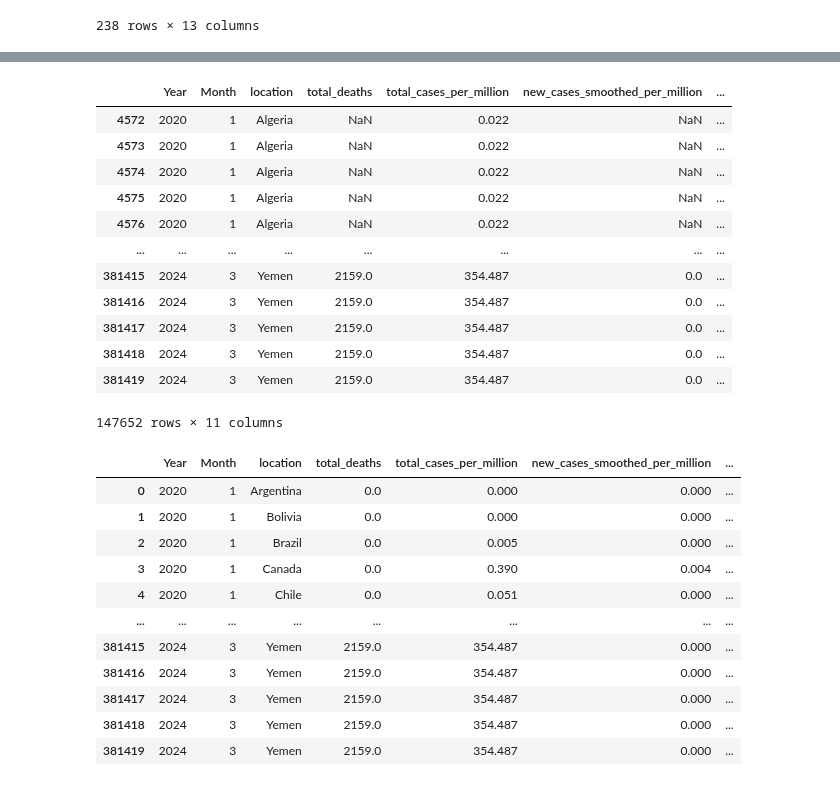
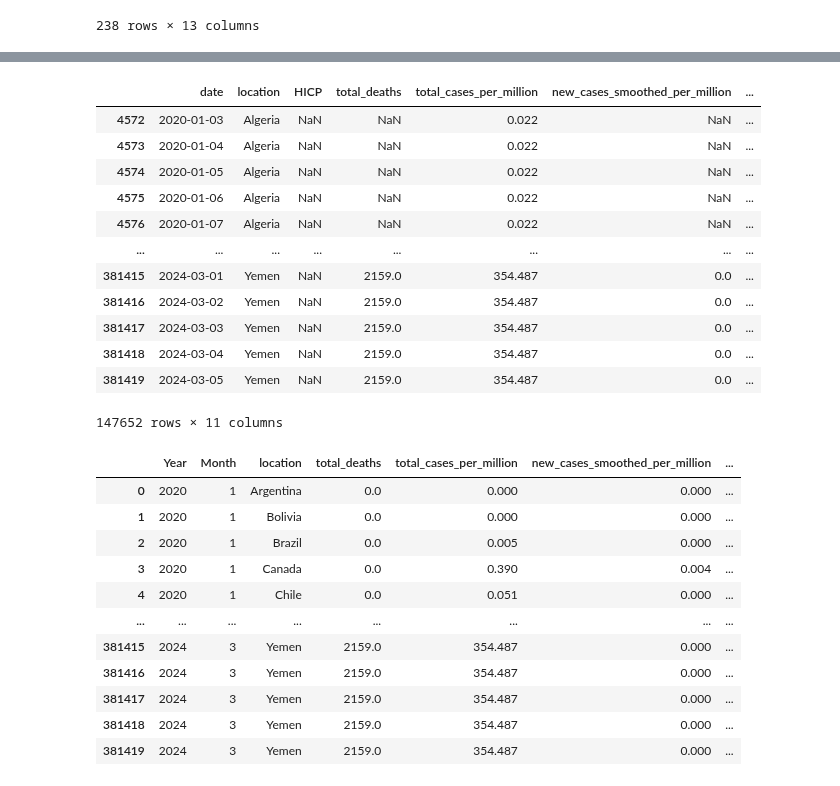
Before and after one commit to fernandolalanne/Practice-Project-Digital-Lab, a Jupyter notebook: projects4.ipynb, the cells around one changed output, grey strips where cells are left out. Drawn from its saved outputs; the diff is of its cells as text; code cells hidden in the pictures.

```diff
--- a/projects4.ipynb
+++ b/projects4.ipynb
@@ -498,39 +482,44 @@ file_path_concatenado
 # %%
 covid['date'] = pd.to_datetime(covid['date'])
 covid['Year'] = covid['date'].dt.year
 covid['Month'] = covid['date'].dt.month
 covid.drop(columns= 'date')
 
 columns = ['date','location','total_deaths','total_cases_per_million', 'new_cases_smoothed_per_million',
        'stringency_index', 'weekly_hosp_admissions_per_million','continent', 'Year', 'Month']
 
 df_covid = covid[columns]
 df_covid_afr = df_covid[df_covid['location'].isin(african_countries)]
+#df_covid_afr['HICP'] = df_africains_renamed['Inflation']
 df_covid_as = df_covid[df_covid['location'].isin(asian_countries)]
+# df_covid_as['HICP'] = df_asia_renamed['Inflation']
+
 df_covid_all = pd.concat([df_covid_afr, df_covid_as])
+df_covid_all
+df_covid_all.insert(loc=2, column='HICP', value=df_as_afr['Inflation'])
+df_covid_all
+# %% [output]
+|  | date | location | HICP | total_deaths | total_cases_per_million | new_cases_smoothed_per_million | ... |
+| 4572 | 2020-01-03 | Algeria | NaN | NaN | 0.022 | NaN | ... |
+| 4573 | 2020-01-04 | Algeria | NaN | NaN | 0.022 | NaN | ... |
+| 4574 | 2020-01-05 | Algeria | NaN | NaN | 0.022 | NaN | ... |
+| 4575 | 2020-01-06 | Algeria | NaN | NaN | 0.022 | NaN | ... |
+| 4576 | 2020-01-07 | Algeria | NaN | NaN | 0.022 | NaN | ... |
+| ... | ... | ... | ... | ... | ... | ... | ... |
+| 381415 | 2024-03-01 | Yemen | NaN | 2159.0 | 354.487 | 0.0 | ... |
+| 381416 | 2024-03-02 | Yemen | NaN | 2159.0 | 354.487 | 0.0 | ... |
+| 381417 | 2024-03-03 | Yemen | NaN | 2159.0 | 354.487 | 0.0 | ... |
+| 381418 | 2024-03-04 | Yemen | NaN | 2159.0 | 354.487 | 0.0 | ... |
+| 381419 | 2024-03-05 | Yemen | NaN | 2159.0 | 354.487 | 0.0 | ... |
+147652 rows × 11 columns
 # %%
-# df_covid_all['date'] = pd.to_datetime(df_covid_all['date'])
-# df_covid_all['Year'] = df_covid_all['date'].dt.year
-# df_covid_all['Month'] = df_covid_all['date'].dt.month
-#df_covid_all['date'] = pd.to_datetime(df_covid_all['Year'].astype(str) + '/' + df_covid_all['Month'].astype(str))
-df_covid_all['HICP']= 'NaN'
+df_covid_all['date'] = pd.to_datetime(df_covid_all['date'])
+df_covid_all['Year'] = df_covid_all['date'].dt.year
+df_covid_all['Month'] = df_covid_all['date'].dt.month
+df_covid_all['date'] = pd.to_datetime(df_covid_all['Year'].astype(str) + '/' + df_covid_all['Month'].astype(str))
+df_covid_all['HICP']= df_as_afr['Inflation']
 df_covid_all = df_covid_all[['Year', 'Month', 'location', 'total_deaths', 'total_cases_per_million', 'new_cases_smoothed_per_million', 'stringency_index', 'weekly_hosp_admissions_per_million','date','HICP', 'continent']]
 df_covid_all = df_covid_all.rename(columns={'date':'Date'})
-df_covid_all
-# %% [output]
-|  | Year | Month | location | total_deaths | total_cases_per_million | new_cases_smoothed_per_million | ... |
-| 4572 | 2020 | 1 | Algeria | NaN | 0.022 | NaN | ... |
-| 4573 | 2020 | 1 | Algeria | NaN | 0.022 | NaN | ... |
-| 4574 | 2020 | 1 | Algeria | NaN | 0.022 | NaN | ... |
-| 4575 | 2020 | 1 | Algeria | NaN | 0.022 | NaN | ... |
-| 4576 | 2020 | 1 | Algeria | NaN | 0.022 | NaN | ... |
-| ... | ... | ... | ... | ... | ... | ... | ... |
-| 381415 | 2024 | 3 | Yemen | 2159.0 | 354.487 | 0.0 | ... |
-| 381416 | 2024 | 3 | Yemen | 2159.0 | 354.487 | 0.0 | ... |
-| 381417 | 2024 | 3 | Yemen | 2159.0 | 354.487 | 0.0 | ... |
-| 381418 | 2024 | 3 | Yemen | 2159.0 | 354.487 | 0.0 | ... |
-| 381419 | 2024 | 3 | Yemen | 2159.0 | 354.487 | 0.0 | ... |
-147652 rows × 11 columns
 # %%
 df_combined = pd.read_csv('Data/df_covid_combined.csv')
 df_covid_comb_all = pd.concat([df_combined,df_covid_all])
```
Also changed, not shown: parts of 5 cells of this notebook, 2 other files.
